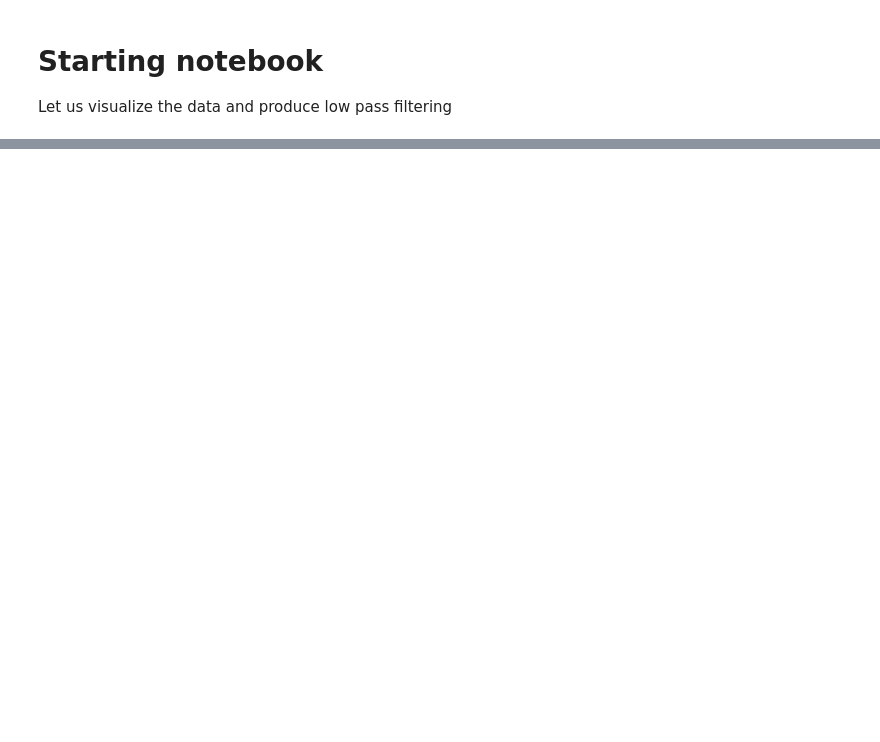
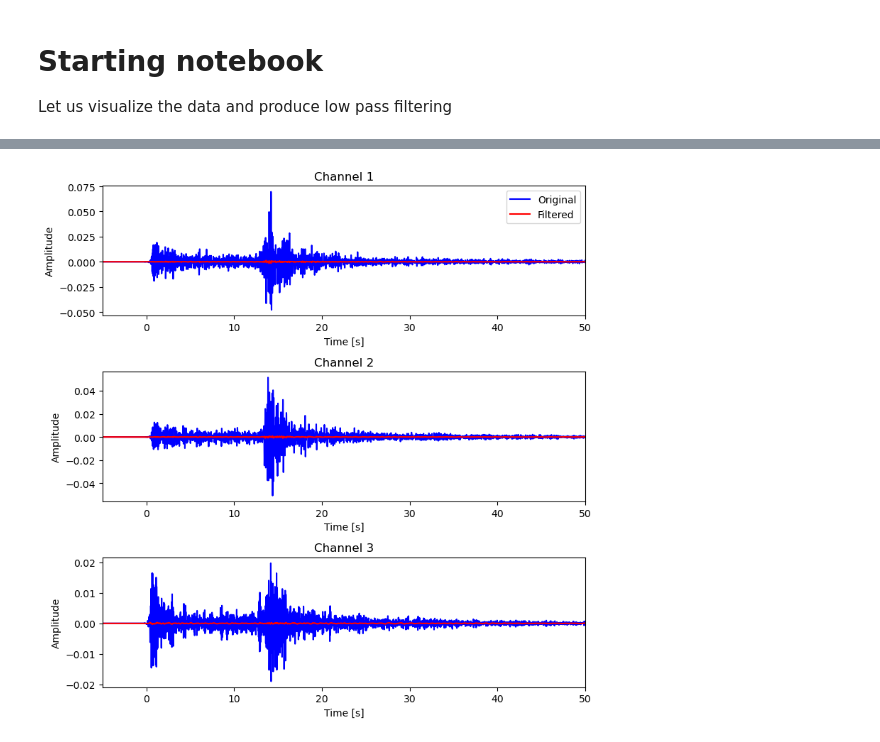
Before and after one commit to highfem/tqdne, a Jupyter notebook: notebooks/test_dataset.ipynb, the cells around one changed output, grey strips where cells are left out. Drawn from its saved outputs; the diff is of its cells as text; code cells hidden in the pictures; blank space fills up the shorter version.

```diff
--- a/notebooks/test_dataset.ipynb
+++ b/notebooks/test_dataset.ipynb
@@ -57,20 +94,23 @@ plt.show()
 # %%
-
 sos = signal.butter(**params_filter, fs=fs, output='sos')
+datafilt = []
 plt.figure(figsize=(8, 8))
 for i, channel in enumerate(waveform):
-    datafilt = signal.sosfilt(sos, channel)
+    channel_filt = signal.sosfilt(sos, channel)
+    datafilt.append(channel_filt)
     plt.subplot(len(waveform), 1, 1+i)
     plt.plot(time, channel , 'b',  alpha=1,)
-    plt.plot(time, datafilt,  'r', alpha=1,)
+    plt.plot(time, channel_filt,  'r', alpha=1,)
     plt.title(f"Channel {i+1}")
     plt.xlim(np.min(time), np.max(time))
     plt.ylabel("Amplitude")
     plt.xlabel("Time [s]")
     if i == 0:
         plt.legend(["Original","Filtered"])
     # plt.xlim(8, 12)
 plt.tight_layout()
+# %% [output]
+[figure, added]
 # %%
 
 sigma_in = config.sigma_in
```
Also changed, not shown: parts of 10 cells of this notebook, 11 other files.
